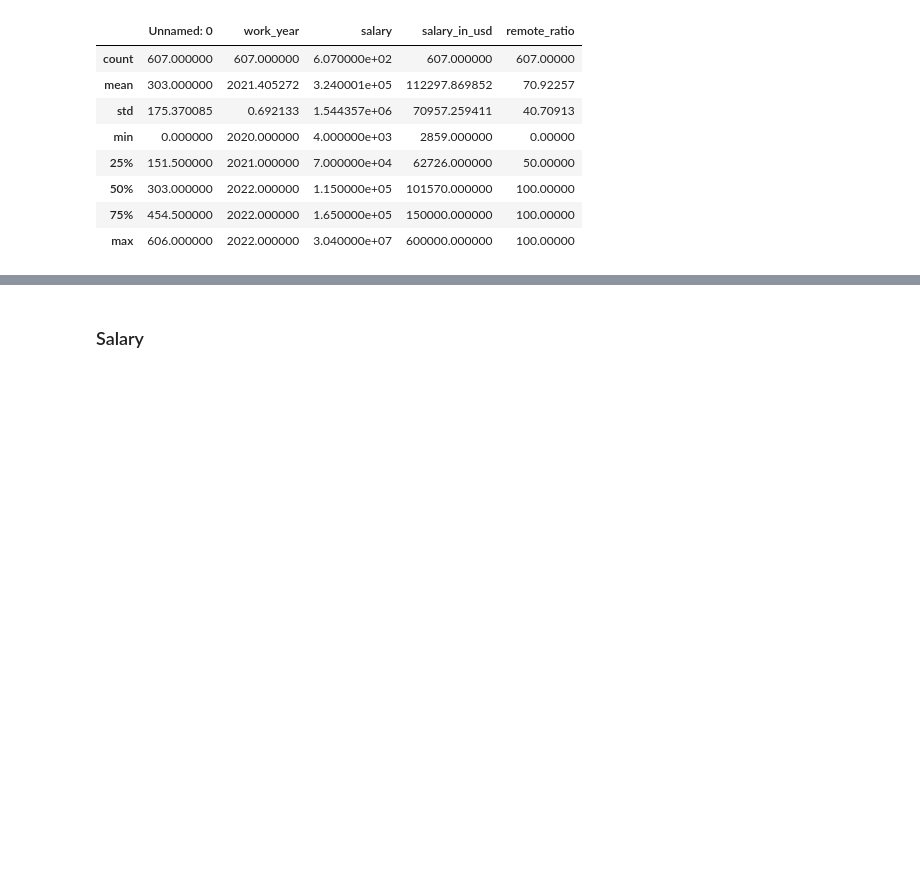
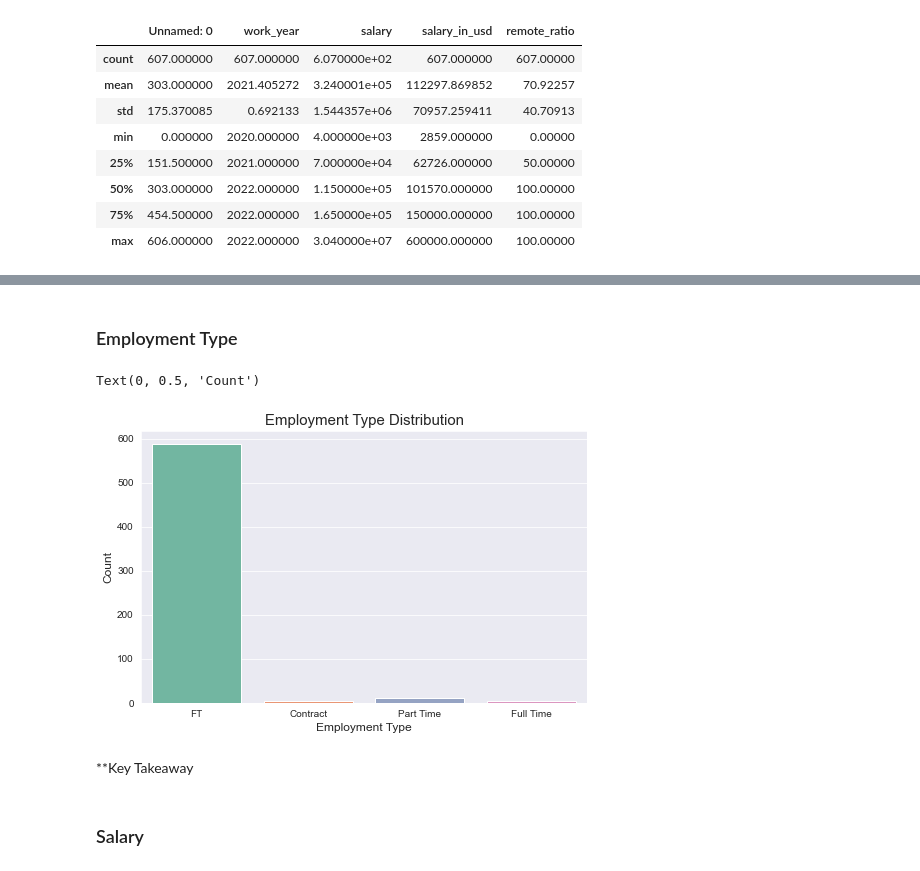
Before and after one commit to leena-kang/DS_Salary_EDA, a Jupyter notebook: EDA_Data_Salary.ipynb, the cells around one changed output, grey strips where cells are left out. Drawn from its saved outputs; the diff is of its cells as text; code cells hidden in the pictures; blank space fills up the shorter version.

```diff
--- a/EDA_Data_Salary.ipynb
+++ b/EDA_Data_Salary.ipynb
@@ -75,3 +91,17 @@ dtype: int64
+# %% [markdown]
+### Employment Type
+# %%
+plt.figure(figsize=(8,5))
+sns.set_style('darkgrid')
+sns.countplot(df['employment_type'], palette='Set2')
+plt.title('Employment Type Distribution', fontsize = 15)
+plt.xlabel('Employment Type', fontsize = 12)
+plt.ylabel('Count', fontsize = 12)
+# %% [output]
+Text(0, 0.5, 'Count')
+[figure, added]
+# %% [markdown]
+**Key Takeaway
 # %% [markdown]
 ### Salary
 # %%
```
Also changed, not shown: parts of 12 cells of this notebook.
